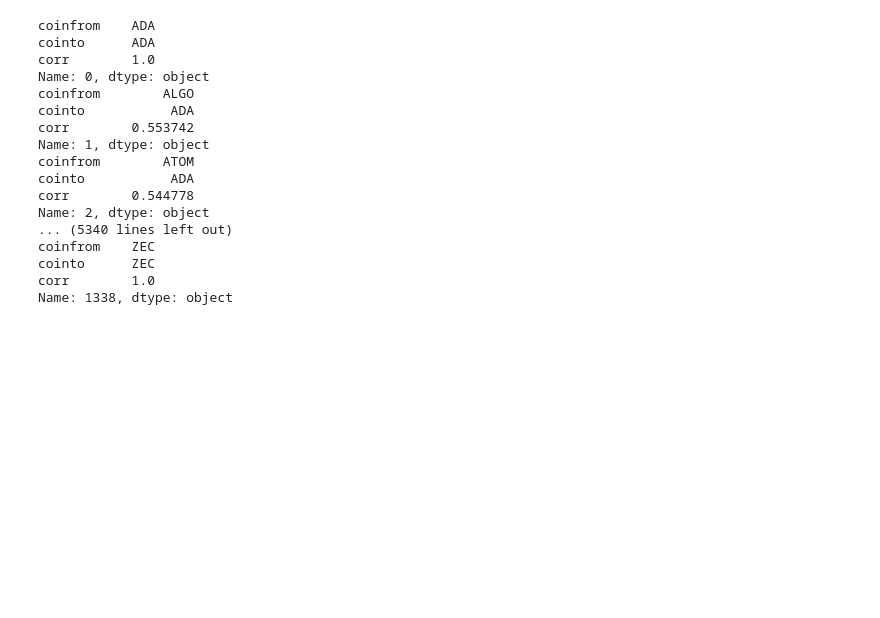
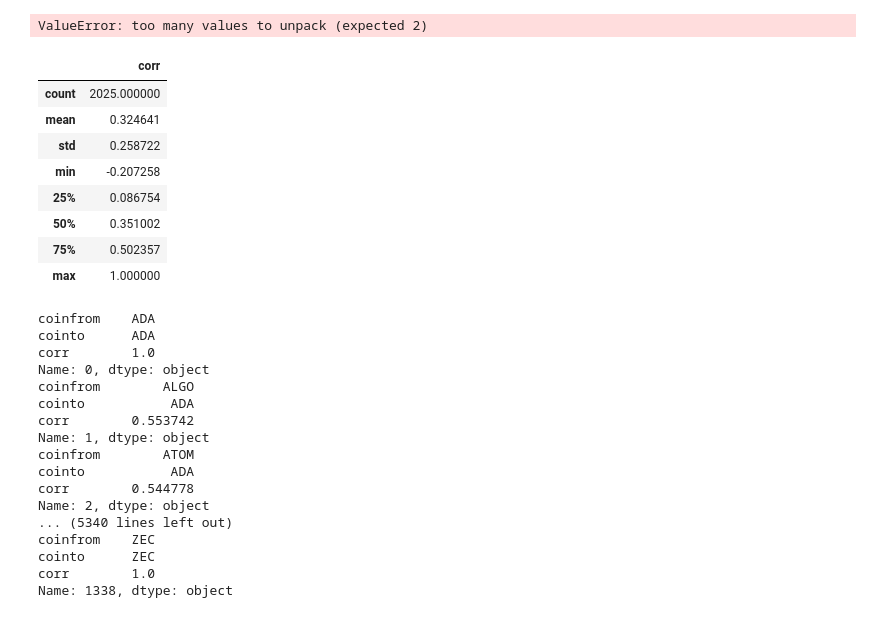
Before and after one commit to FedeScenna/Crypto_NetworkAnalysis, a Jupyter notebook: stpoc.ipynb, the cells around one changed output. Saved outputs shown, nothing was run; the diff lists cells and outputs as text; code cells hidden in the pictures; blank space fills up the shorter version.

```diff
--- a/stpoc.ipynb
+++ b/stpoc.ipynb
@@ -22,0 +6,5 @@ df = pd.read_csv("graph_data.csv")
+# %%
+graph_df = pd.read_csv("graph_data.csv")
+df = pd.read_csv("st_return_data.csv")
+df.replace({'stablecoin': {0: "Volátil", 1: "Paridad USD"}})
+df.columns
@@ -22,0 +43,49 @@ df = pd.read_csv("graph_data.csv")
+# %%
+edge_x = []
+edge_y = []
+for edge in G.edges():
+    x0, y0 = G.nodes[edge[0]]['type']
+    x1, y1 = G.nodes[edge[1]]['type']
+    edge_x.append(x0)
+    edge_x.append(x1)
+    edge_x.append(None)
+    edge_y.append(y0)
+    edge_y.append(y1)
+    edge_y.append(None)
+
+edge_trace = go.Scatter(
+    x=edge_x, y=edge_y,
+    line=dict(width=0.5, color='#888'),
+    hoverinfo='none',
+    mode='lines')
+
+node_x = []
+node_y = []
+for node in G.nodes():
+    x, y = G.nodes[node]['type']
+    node_x.append(x)
+    node_y.append(y)
+
+node_trace = go.Scatter(
+    x=node_x, y=node_y,
+    mode='markers',
+    hoverinfo='text',
+    marker=dict(
+        showscale=True,
+        # colorscale options
+        #'Greys' | 'YlGnBu' | 'Greens' | 'YlOrRd' | 'Bluered' | 'RdBu' |
+        #'Reds' | 'Blues' | 'Picnic' | 'Rainbow' | 'Portland' | 'Jet' |
+        #'Hot' | 'Blackbody' | 'Earth' | 'Electric' | 'Viridis' |
+        colorscale='YlGnBu',
+        reversescale=True,
+        color=[],
+        size=10,
+        colorbar=dict(
+            thickness=15,
+            title='Node Connections',
+            xanchor='left',
+            titleside='right'
+        ),
+        line_width=2))
+# %% [output]
+ValueError: too many values to unpack (expected 2)
@@ -23,3 +109,15 @@ df = pd.read_csv("graph_data.csv")
+# %%
+df.describe()
+# %% [output]
+|  | corr |
+| count | 2025.000000 |
+| mean | 0.324641 |
+| std | 0.258722 |
+| min | -0.207258 |
+| 25% | 0.086754 |
+| 50% | 0.351002 |
+| 75% | 0.502357 |
+| max | 1.000000 |
 # %%
 for index, row in df.iterrows():
     print(row)
```
Also changed, not shown: parts of 9 cells of this notebook, 6 other files.
